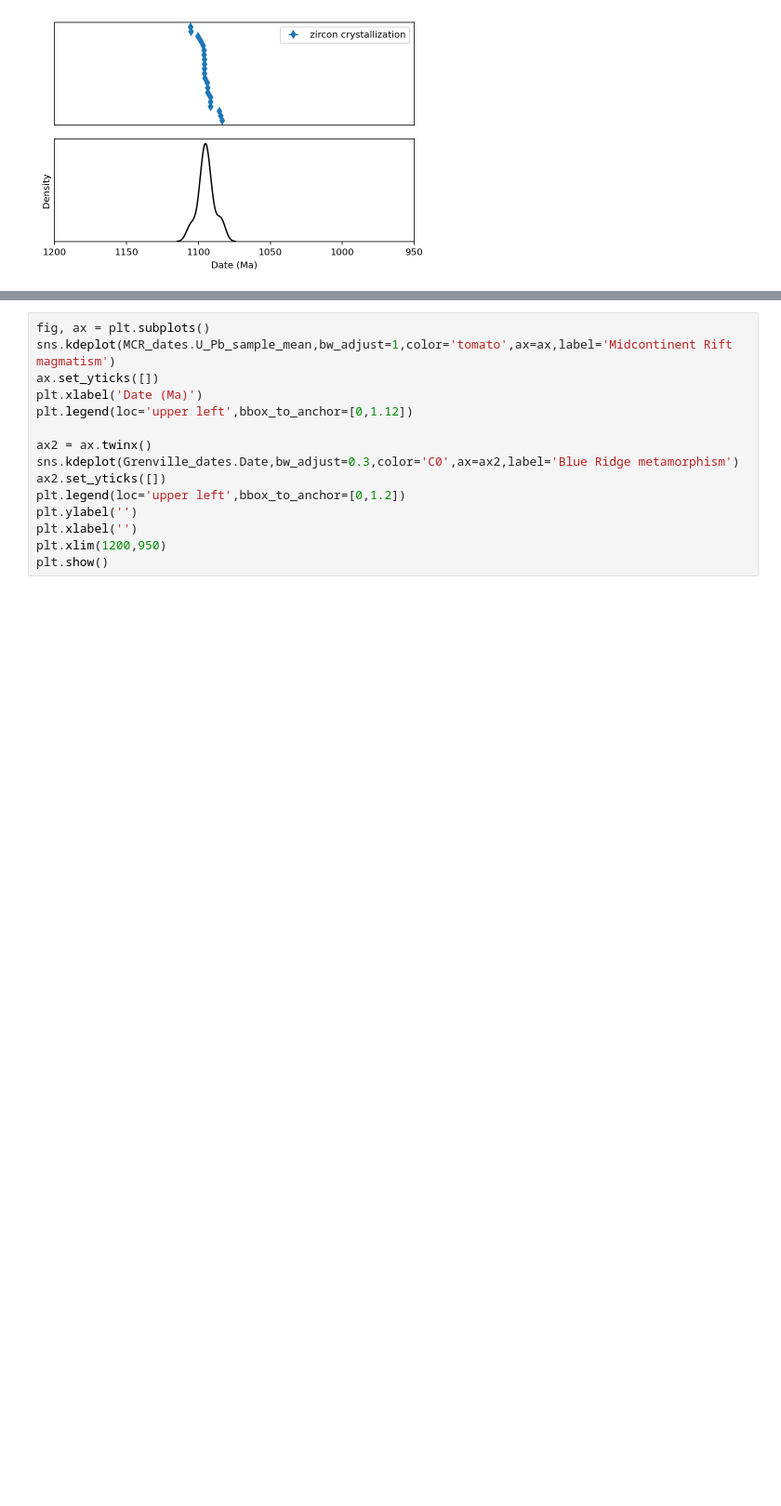
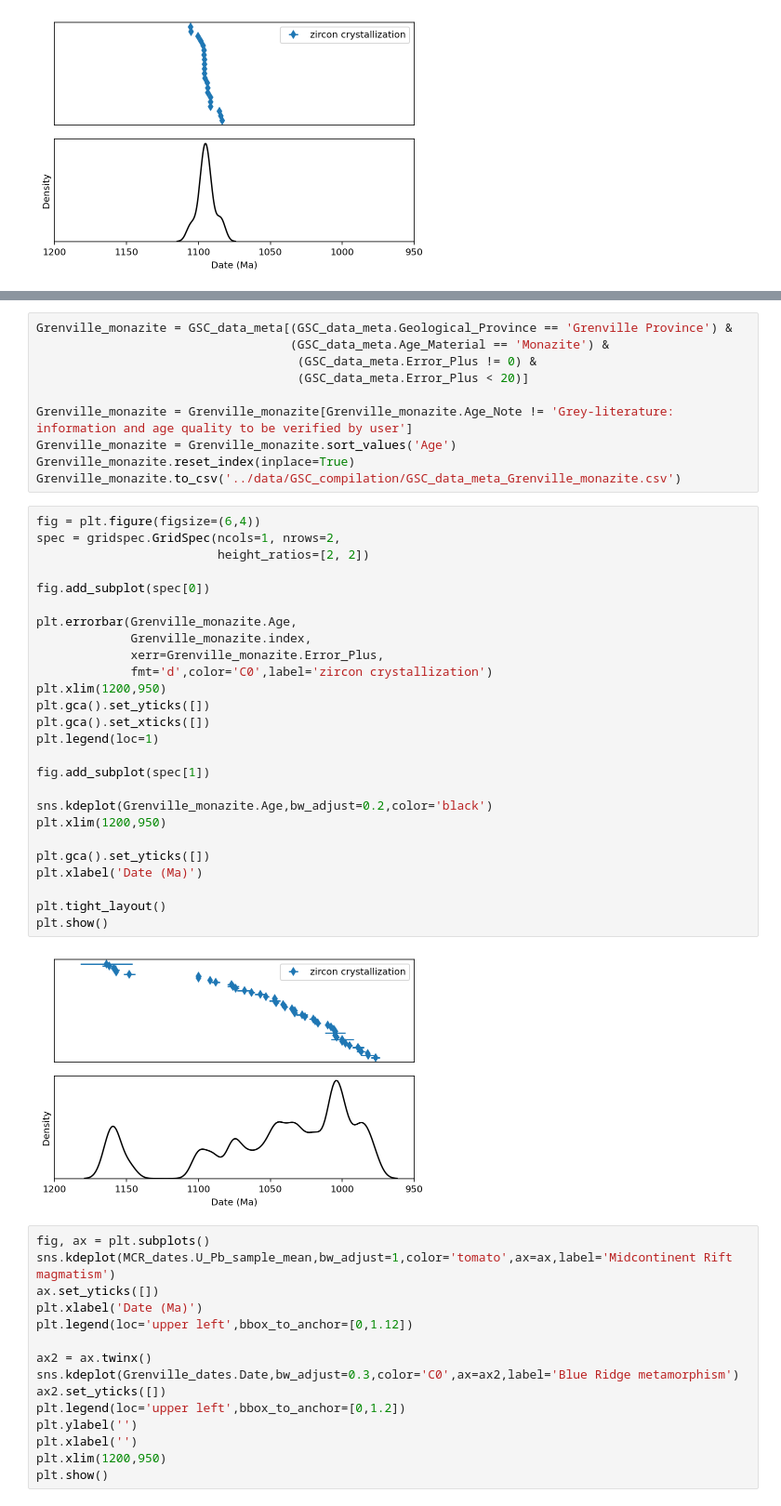
Before and after one commit to Swanson-Hysell/Mesoproterozoic_Turning_Point, a Jupyter notebook: code/Mesoprot_geochron.ipynb, the cells around one changed output, grey strips where cells are left out. Shown at 93% size. Cells and saved outputs as stored; diff of their text form; blank space fills up the shorter version.

Commit message:
progress on compilation

```diff
--- a/code/Mesoprot_geochron.ipynb
+++ b/code/Mesoprot_geochron.ipynb
@@ -103,3 +177,41 @@ plt.show()
+# %%
+Grenville_monazite = GSC_data_meta[(GSC_data_meta.Geological_Province == 'Grenville Province') &
+                                   (GSC_data_meta.Age_Material == 'Monazite') &
+                                    (GSC_data_meta.Error_Plus != 0) &
+                                    (GSC_data_meta.Error_Plus < 20)]
+
+Grenville_monazite = Grenville_monazite[Grenville_monazite.Age_Note != 'Grey-literature: information and age quality to be verified by user']
+Grenville_monazite = Grenville_monazite.sort_values('Age')
+Grenville_monazite.reset_index(inplace=True)
+Grenville_monazite.to_csv('../data/GSC_compilation/GSC_data_meta_Grenville_monazite.csv')
+# %%
+fig = plt.figure(figsize=(6,4))
+spec = gridspec.GridSpec(ncols=1, nrows=2,
+                         height_ratios=[2, 2])
+
+fig.add_subplot(spec[0])
+
+plt.errorbar(Grenville_monazite.Age,
+             Grenville_monazite.index,
+             xerr=Grenville_monazite.Error_Plus,
+             fmt='d',color='C0',label='zircon crystallization')
+plt.xlim(1200,950)
+plt.gca().set_yticks([])
+plt.gca().set_xticks([])
+plt.legend(loc=1)
+
+fig.add_subplot(spec[1])
+
+sns.kdeplot(Grenville_monazite.Age,bw_adjust=0.2,color='black')
+plt.xlim(1200,950)
+
+plt.gca().set_yticks([])
+plt.xlabel('Date (Ma)')
+
+plt.tight_layout()
+plt.show()
+# %% [output]
+[figure, added]
 # %%
 fig, ax = plt.subplots()
 sns.kdeplot(MCR_dates.U_Pb_sample_mean,bw_adjust=1,color='tomato',ax=ax,label='Midcontinent Rift magmatism')
```
Also changed, not shown: parts of 22 cells of this notebook, 5 other files.
